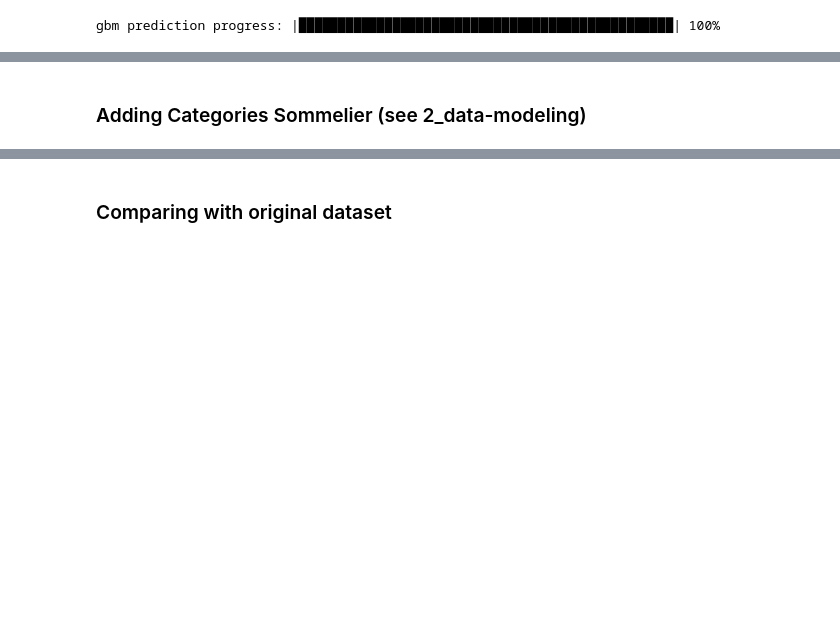
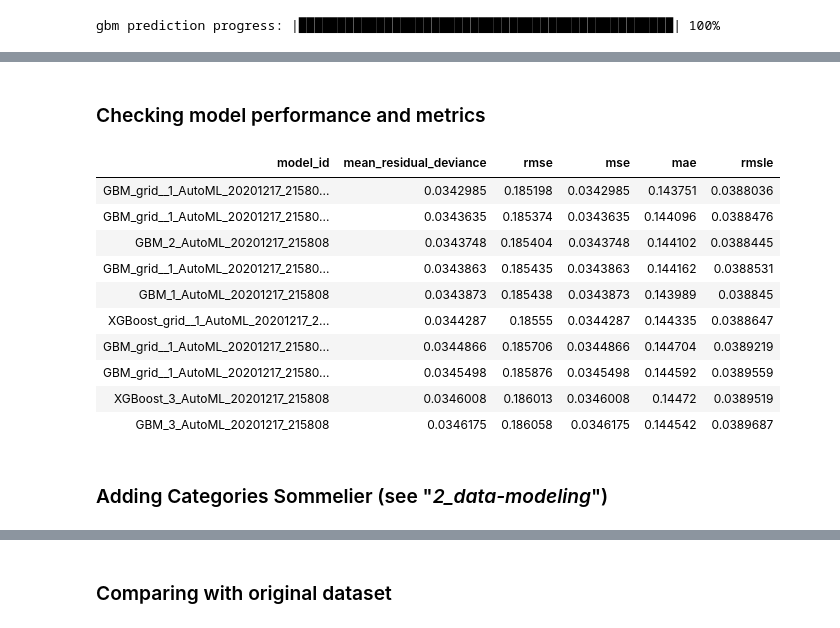
Before and after one commit to angelagomezf/final-project, a Jupyter notebook: code/3_h2o.ipynb, the cells around one changed output, grey strips where cells are left out. Saved outputs shown, nothing was run; the diff lists cells and outputs as text; code cells hidden in the pictures; blank space fills up the shorter version.

```diff
--- a/code/3_h2o.ipynb
+++ b/code/3_h2o.ipynb
@@ -84,0 +90,17 @@ model
+# %% [markdown]
+### Checking model performance and metrics
+# %%
+lb = automl.leaderboard
+lb
+# %% [output]
+| model_id | mean_residual_deviance | rmse | mse | mae | rmsle |
+| GBM_grid__1_AutoML_20201217_21580... | 0.0342985 | 0.185198 | 0.0342985 | 0.143751 | 0.0388036 |
+| GBM_grid__1_AutoML_20201217_21580... | 0.0343635 | 0.185374 | 0.0343635 | 0.144096 | 0.0388476 |
+| GBM_2_AutoML_20201217_215808 | 0.0343748 | 0.185404 | 0.0343748 | 0.144102 | 0.0388445 |
+| GBM_grid__1_AutoML_20201217_21580... | 0.0343863 | 0.185435 | 0.0343863 | 0.144162 | 0.0388531 |
+| GBM_1_AutoML_20201217_215808 | 0.0343873 | 0.185438 | 0.0343873 | 0.143989 | 0.038845 |
+| XGBoost_grid__1_AutoML_20201217_2... | 0.0344287 | 0.18555 | 0.0344287 | 0.144335 | 0.0388647 |
+| GBM_grid__1_AutoML_20201217_21580... | 0.0344866 | 0.185706 | 0.0344866 | 0.144704 | 0.0389219 |
+| GBM_grid__1_AutoML_20201217_21580... | 0.0345498 | 0.185876 | 0.0345498 | 0.144592 | 0.0389559 |
+| XGBoost_3_AutoML_20201217_215808 | 0.0346008 | 0.186013 | 0.0346008 | 0.14472 | 0.0389519 |
+| GBM_3_AutoML_20201217_215808 | 0.0346175 | 0.186058 | 0.0346175 | 0.144542 | 0.0389687 |
@@ -85,4 +111,4 @@ model
 # %% [markdown]
-### Adding Categories Sommelier (see 2_data-modeling)
+### Adding Categories Sommelier (see "*2_data-modeling*")
 # %%
 def categorySomm(rating):
```
Also changed, not shown: parts of 25 cells of this notebook, 17 other files.
